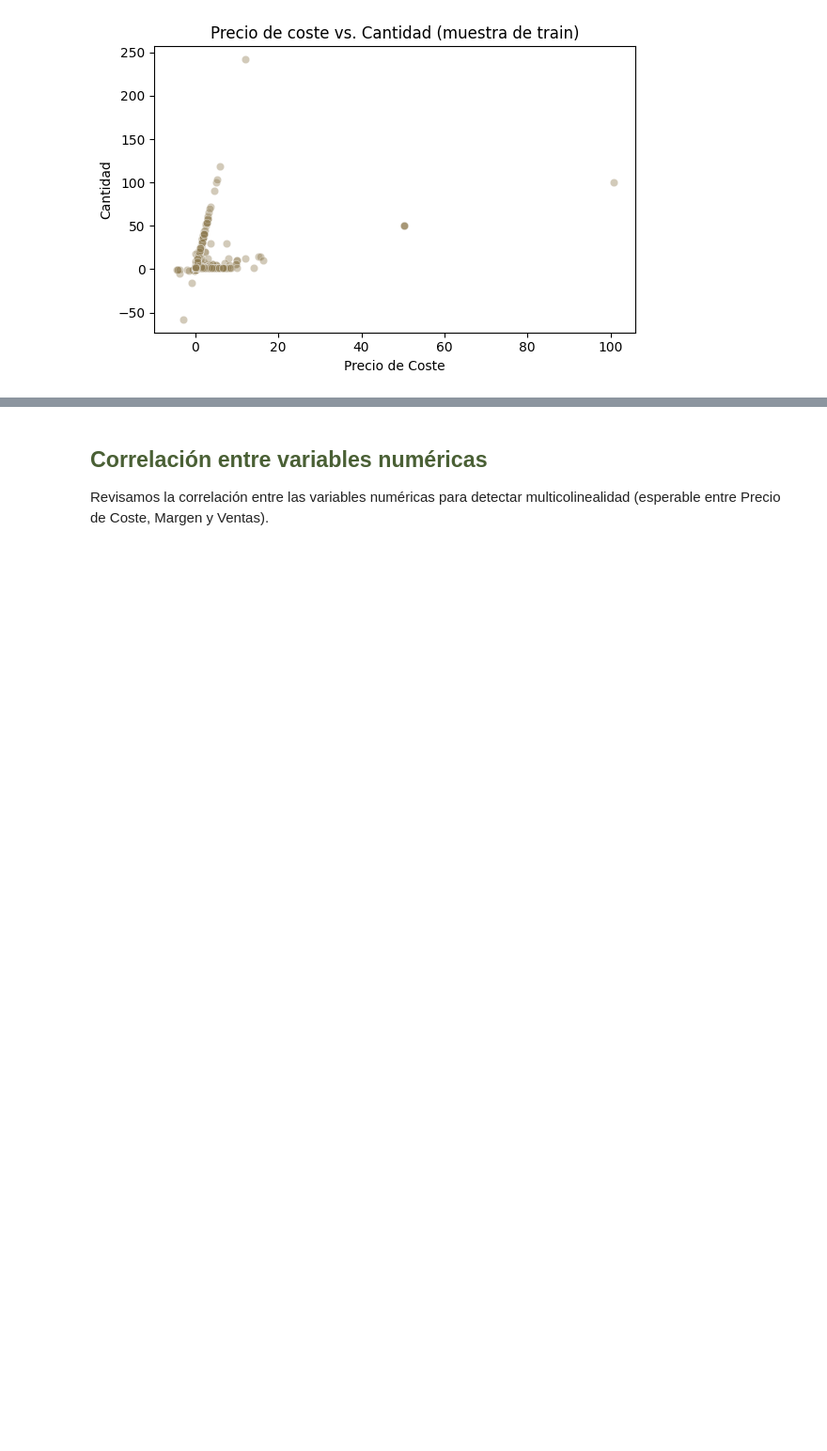
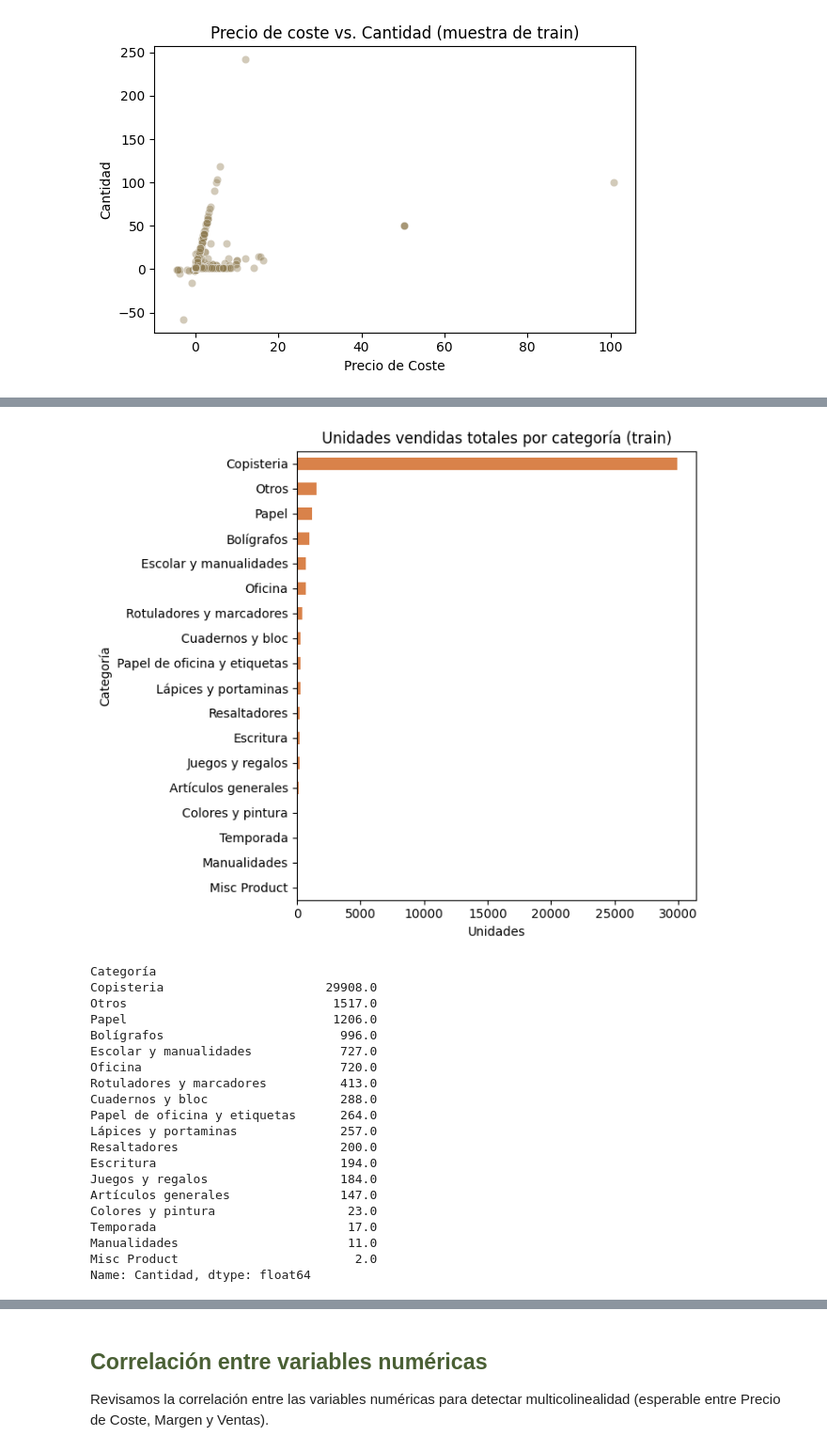
Before and after one commit to terelopdel-sketch/ML_Trazos_y_hojas, a Jupyter notebook: src/notebooks/EDA.ipynb, the cells around one changed output, grey strips where cells are left out. Shown at 94% size. Saved outputs shown, nothing was run; the diff lists cells and outputs as text; code cells hidden in the pictures; blank space fills up the shorter version.

```diff
--- a/src/notebooks/EDA.ipynb
+++ b/src/notebooks/EDA.ipynb
@@ -327,0 +371,34 @@ plt.show()
+# %%
+demanda_por_categoria = train.groupby('Categoría')['Cantidad'].sum().sort_values(ascending=False)
+
+plt.figure(figsize=(7,6))
+demanda_por_categoria.plot(kind='barh', color=NARANJA)
+plt.title('Unidades vendidas totales por categoría (train)')
+plt.xlabel('Unidades')
+plt.gca().invert_yaxis()
+plt.tight_layout()
+plt.show()
+
+print(demanda_por_categoria)
+# %% [output]
+[figure, added]
+Categoría
+Copisteria                      29908.0
+Otros                            1517.0
+Papel                            1206.0
+Bolígrafos                        996.0
+Escolar y manualidades            727.0
+Oficina                           720.0
+Rotuladores y marcadores          413.0
+Cuadernos y bloc                  288.0
+Papel de oficina y etiquetas      264.0
+Lápices y portaminas              257.0
+Resaltadores                      200.0
+Escritura                         194.0
+Juegos y regalos                  184.0
+Artículos generales               147.0
+Colores y pintura                  23.0
+Temporada                          17.0
+Manualidades                       11.0
+Misc Product                        2.0
+Name: Cantidad, dtype: float64
```
Also changed, not shown: parts of 5 cells of this notebook.
